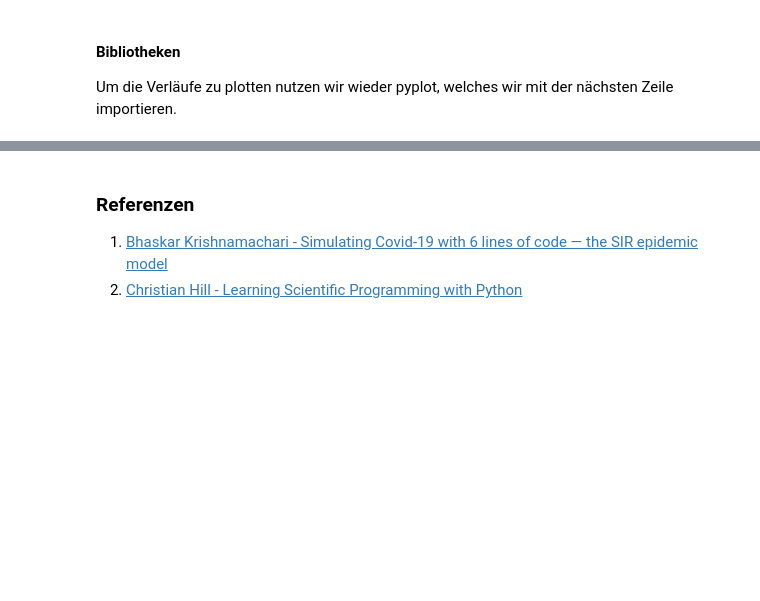
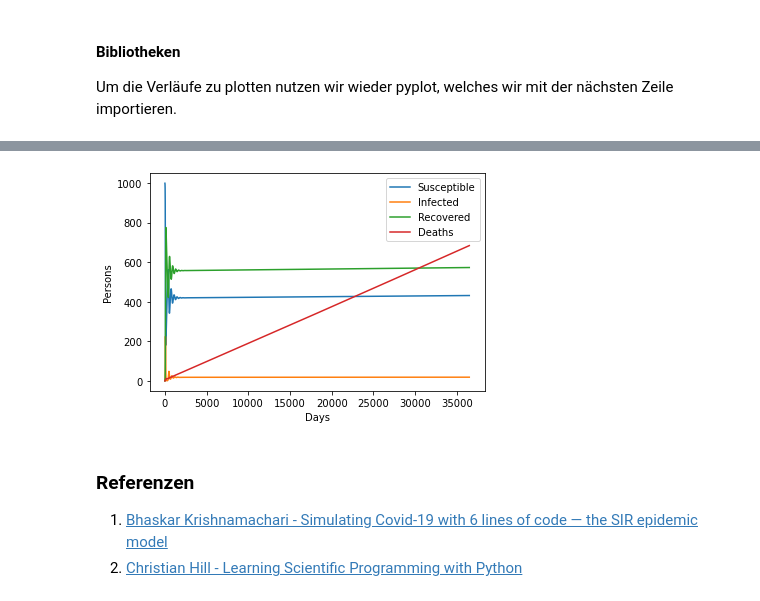
Before and after one commit to unibas-marcelluethi/eidp-notebooks-hs22, a Jupyter notebook: SIR-case-study-complete.ipynb, the cells around one changed output, grey strips where cells are left out. Cells and saved outputs as stored; diff of their text form; code cells hidden in the pictures; blank space fills up the shorter version.

```diff
--- a/SIR-case-study-complete.ipynb
+++ b/SIR-case-study-complete.ipynb
@@ -79,3 +205,53 @@ show()
+# %%
+# Differentialgleichungen des S.I.R. Modells
+def nextDay3(S, I, R, D, alpha, beta, gamma, delta, omega):
+    N = S + I + R
+    newS = S - beta * S * I / N + delta * R + alpha * (S + R)
+    newI = I + beta * S * I / N - gamma * I - omega * I
+    newR = R + gamma * I - delta * R
+    newD = D + omega * I
+    return (newS, newI, newR, newD)
+
+# Anfangszustand
+N = 1000       # Anzahl Personen
+I = 1          # Infizierte
+R = 0          # Genesene
+D = 0          # Gestorbene
+S = N - I - R  # Gefährdete Personen
+
+# Parameter
+alpha = 1.0 / (140*365) # Geburtenrate
+beta = 0.2             # Ansteckungsrate
+gamma = 1.0 / 12       # Genesungsrate
+delta = 1.0 / 365      # Immunitätsverlustrate
+omega = 1.0 / 1000     # Sterberate
+
+# In diesen Listen werden die Zahlen pro Tag gespeichert
+Ss = []
+Is = []
+Rs = []
+Ds = []
+
+# Simulation mehrerer Tage
+days = 100*365
+for i in range(1, days):
+    (S, I, R, D) = nextDay3(S, I, R, D, alpha, beta, gamma, delta, omega)
+    Ss.append(S)
+    Is.append(I)
+    Rs.append(R)
+    Ds.append(D)
+
+# Visualisierung
+plot(Ss, label= "Susceptible")
+plot(Is, label= "Infected")
+plot(Rs, label = "Recovered")
+plot(Ds, label = "Deaths")
+legend()
+xlabel("Days")
+ylabel("Persons")
+show()
+# %% [output]
+[figure, added]
 # %% [markdown]
 ### Referenzen
 1. [Bhaskar Krishnamachari - Simulating Covid-19 with 6 lines of code — the SIR epidemic model](https://medium.com/@bhaskark2/simulating-covid-19-in-6-lines-of-code-the-sir-epidemic-model-89aab118cb7b)
```
Also changed, not shown: parts of 14 cells of this notebook.
